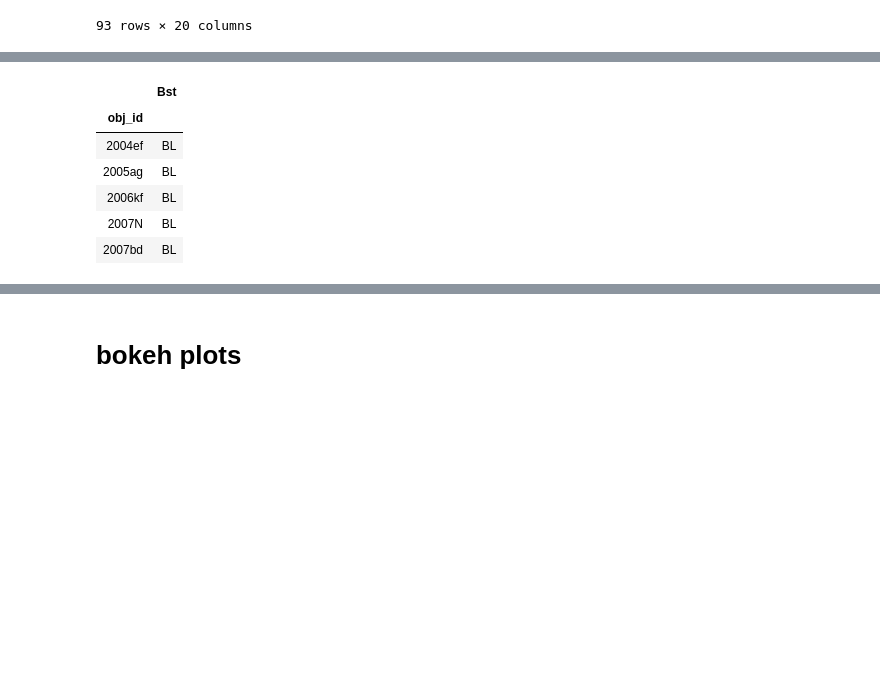
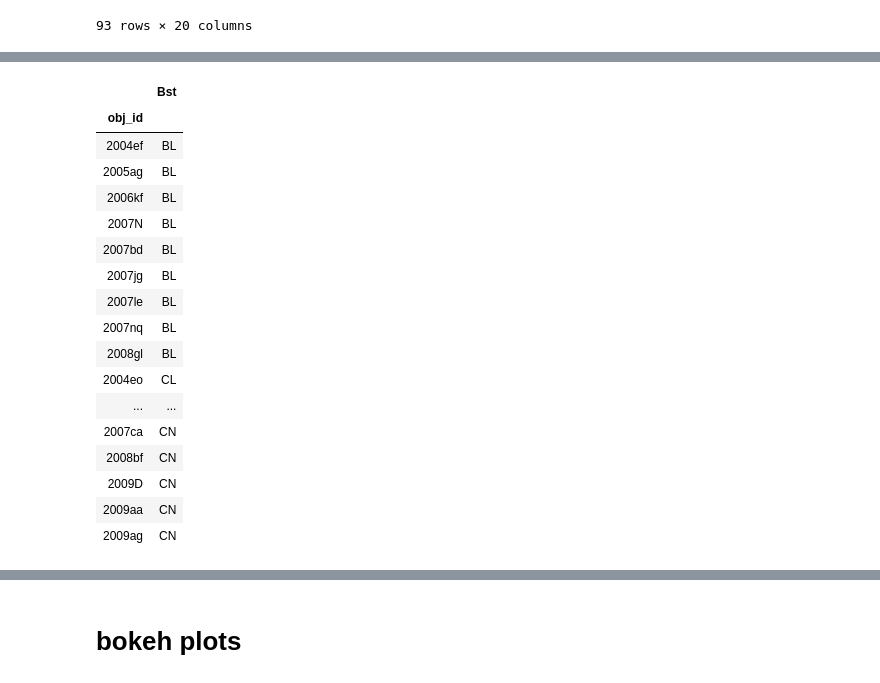
Before and after one commit to mwvgroup/SN-Spectral-Evolution, a Jupyter notebook: notebooks/strength_pw6_vs_pw7.ipynb, the cells around one changed output, grey strips where cells are left out. Drawn from its saved outputs; the diff is of its cells as text; code cells hidden in the pictures; blank space fills up the shorter version.

```diff
--- a/notebooks/strength_pw6_vs_pw7.ipynb
+++ b/notebooks/strength_pw6_vs_pw7.ipynb
@@ -401,8 +401,9 @@ csp_df
 | 2005hj | 0 | NaN | NaN | 91T | 91T | SS | 0.05801 | NaN | 0.05699 | 53675.2 | 17.753 | ... |
 93 rows × 20 columns
 # %%
+pd.set_option('display.max_rows', 500)
 csp_obj_df = csp_df['Bst']
-csp_obj_df
+csp_obj_df.head(93)
 #creating a dataframe of just the object id and subtype from csp data
 # %% [output]
 obj_id
@@ -501,17 +517,28 @@ em_obj_df.head()
 # %%
 el_obj_df = el_bl_obj_df.append(el_cl_obj_df)
 el_obj_df = el_obj_df.append(el_ss_obj_df)
 el_obj_df = el_obj_df.append(el_cn_obj_df)
 el_obj_df = el_obj_df.set_index(['obj_id'])
-el_obj_df.head()
+el_obj_df
 # %% [output]
 |  | Bst |
 | obj_id |  |
 | 2004ef | BL |
 | 2005ag | BL |
 | 2006kf | BL |
 | 2007N | BL |
 | 2007bd | BL |
+| 2007jg | BL |
+| 2007le | BL |
+| 2007nq | BL |
+| 2008gl | BL |
+| 2004eo | CL |
+| ... | ... |
+| 2007ca | CN |
+| 2008bf | CN |
+| 2009D | CN |
+| 2009aa | CN |
+| 2009ag | CN |
 # %%
 an_obj_df = an_bl_obj_df.append(an_cl_obj_df)
 an_obj_df = an_obj_df.append(an_ss_obj_df)
```
Also changed, not shown: parts of 4 cells of this notebook, 1 other file.
